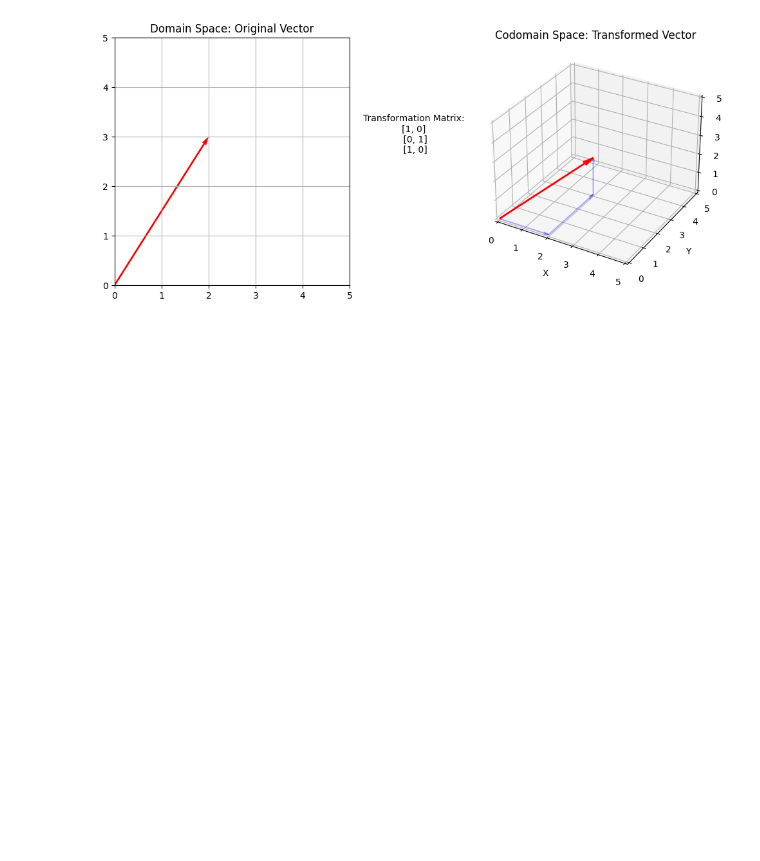
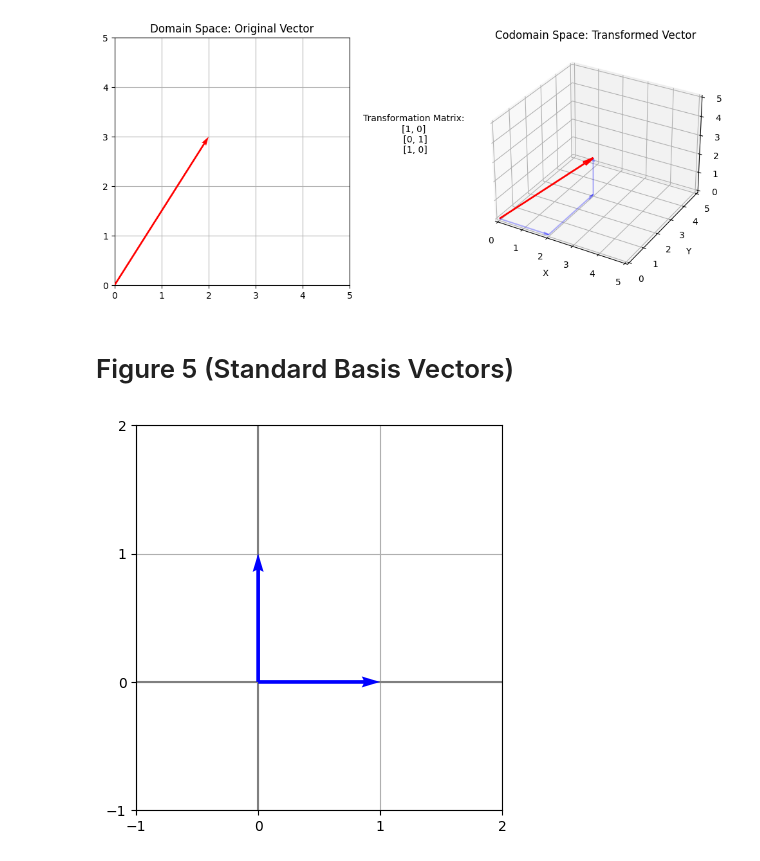
Before and after one commit to Keoni808/Visuals, a Jupyter notebook: Linear_Transformations_(Figures).ipynb, the cells around one changed output. Saved outputs shown, nothing was run; the diff lists cells and outputs as text; code cells hidden in the pictures; blank space fills up the shorter version.

```diff
--- a/Linear_Transformations_(Figures).ipynb
+++ b/Linear_Transformations_(Figures).ipynb
@@ -279,3 +283,30 @@ ax3.axis('off')
 fig.savefig('2d_to_3d_linear_transformation.png')
 # %% [output]
 [figure]
+# %% [markdown]
+# Figure 5 (Standard Basis Vectors)
+# %%
+vector = np.array([2, 3])
+std_basis_vector_x = np.array([1, 0])
+std_basis_vector_y = np.array([0, 1])
+
+origin = np.zeros((1, 2))
+# %%
+fig = plt.figure(figsize=(12, 5))
+
+ax1 = fig.add_subplot(1, 15, (1, 6))
+ax1.quiver(0, 0, *std_basis_vector_x, color=['b'], scale=1, scale_units='xy', angles='xy', width = .01, zorder=3)
+ax1.quiver(0, 0, *std_basis_vector_y, color=['b'], scale=1, scale_units='xy', angles='xy', width = .01, zorder=3)
+
+ax1.set_xlim(-1, 2)
+ax1.set_ylim(-1, 2)
+ax1.axhline(0, color='grey', linewidth=1.5)
+ax1.axvline(0, color='grey', linewidth=1.5)
+
+# Set the grid to show at each integer interval
+ax1.xaxis.set_major_locator(MultipleLocator(1))
+ax1.yaxis.set_major_locator(MultipleLocator(1))
+
+ax1.grid(True)
+# %% [output]
+[figure, added]
```
Also changed, not shown: parts of 4 cells of this notebook.
